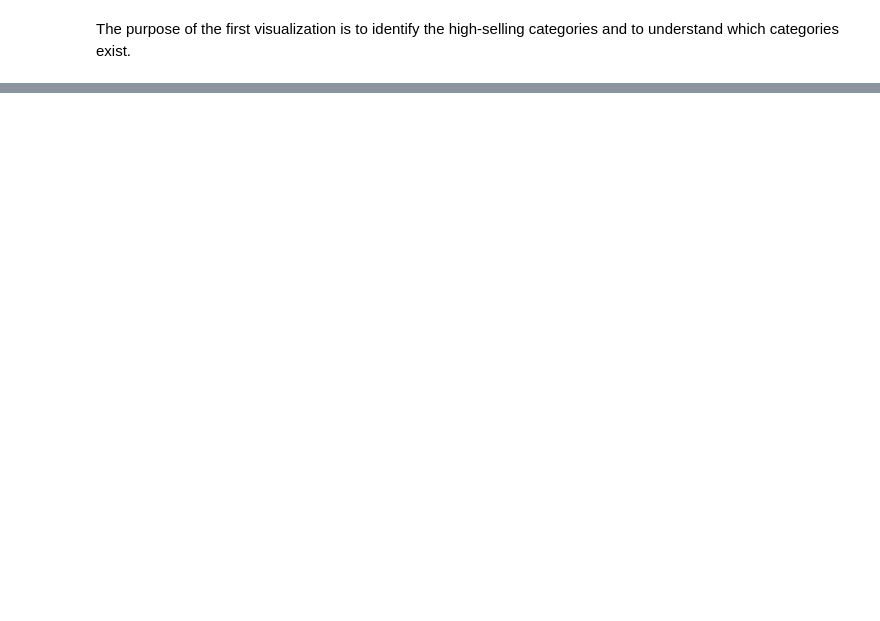
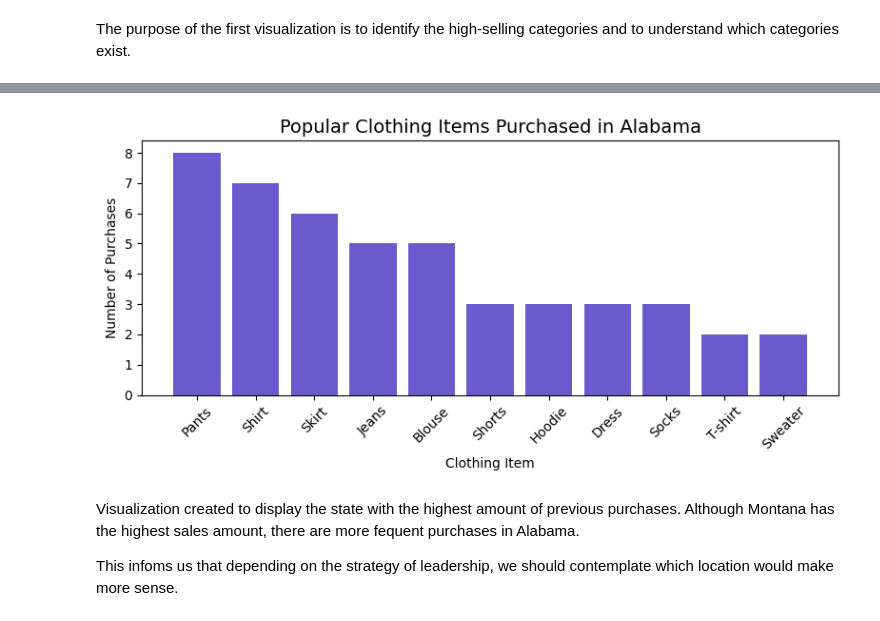
Before and after one commit to andreaholstein/Data-Science-Capstone, a Jupyter notebook: src/project/dds_visualizations.ipynb, the cells around one changed output, grey strips where cells are left out. Saved outputs shown, nothing was run; the diff lists cells and outputs as text; code cells hidden in the pictures; blank space fills up the shorter version.

```diff
--- a/src/project/dds_visualizations.ipynb
+++ b/src/project/dds_visualizations.ipynb
@@ -175,0 +183,25 @@ plt.show()
+# %%
+# Filter for Montana + Clothing category
+ab_clothing = df[(df["Location"] == "Alabama") & (df["Category"] == "Clothing")]
+
+# Count each unique clothing item purchased
+item_counts = ab_clothing["Item Purchased"].value_counts()
+
+# Plot
+fig, ax = plt.subplots(figsize=(8, 4))
+ax.bar(item_counts.index, item_counts.values, color='slateblue')
+
+# Customize labels and title
+ax.set_title("Popular Clothing Items Purchased in Alabama", fontsize=14)
+ax.set_xlabel("Clothing Item")
+ax.set_ylabel("Number of Purchases")
+
+plt.xticks(rotation=45)
+plt.tight_layout()
+plt.show()
+# %% [output]
+[figure, added]
+# %% [markdown]
+Visualization created to display the state with the highest amount of previous purchases. Although Montana has the highest sales amount, there are more fequent purchases in Alabama.
+
+This infoms us that depending on the strategy of leadership, we should contemplate which location would make more sense.
```
Also changed, not shown: parts of 14 cells of this notebook.
